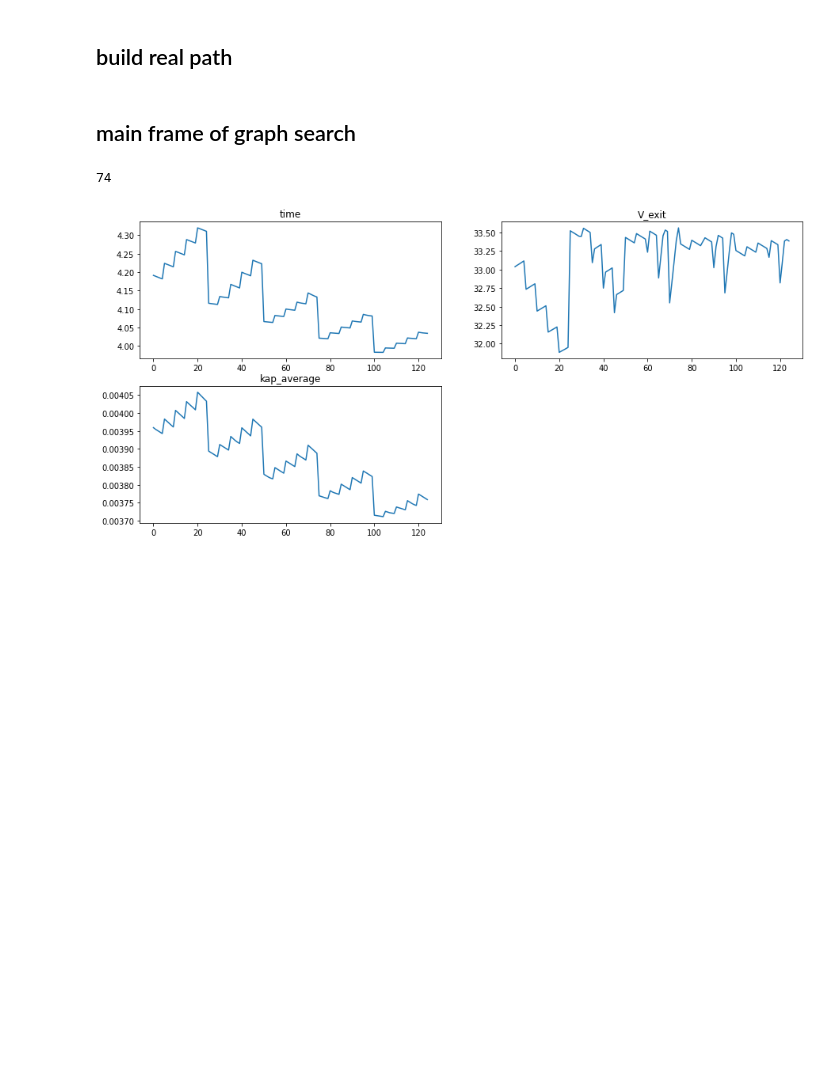
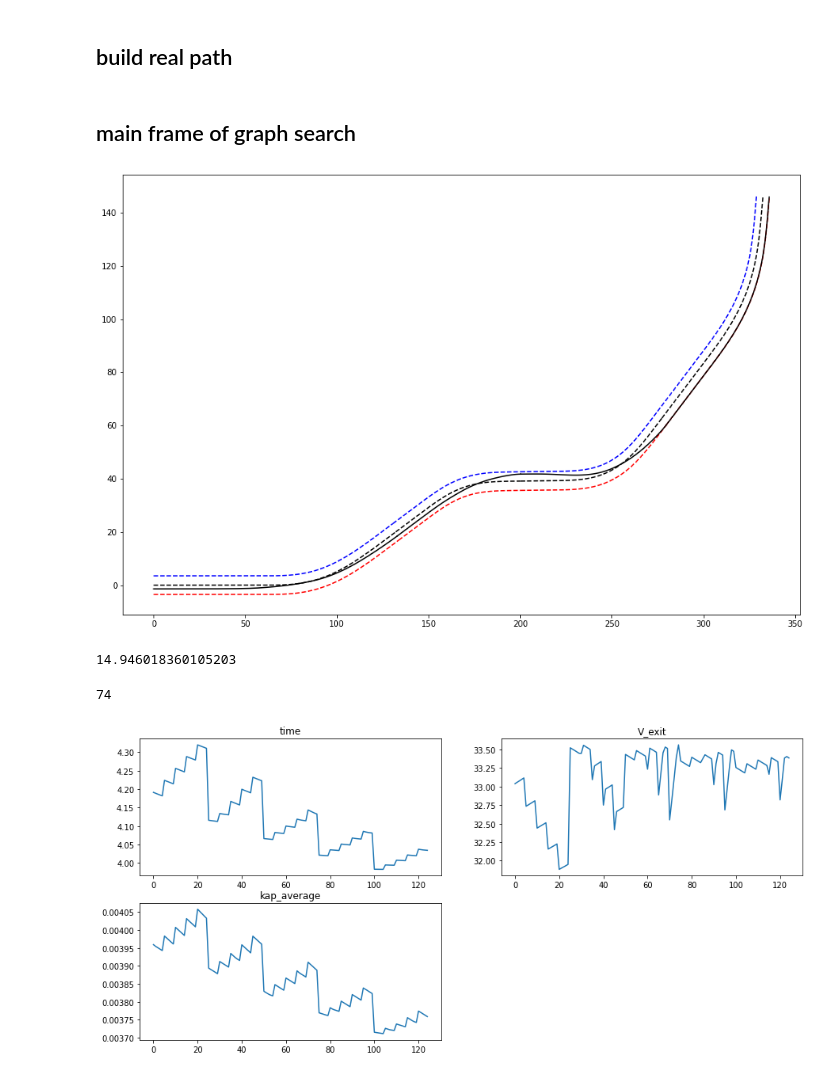
Before and after one commit to CeHao1/train_policy-track, a Jupyter notebook: get_standard_track_by_py/m3_run_algorithm.ipynb, the cells around one changed output. Cells and saved outputs as stored; diff of their text form; code cells hidden in the pictures; blank space fills up the shorter version.

```diff
--- a/get_standard_track_by_py/m3_run_algorithm.ipynb
+++ b/get_standard_track_by_py/m3_run_algorithm.ipynb
@@ -403,7 +403,7 @@ class build_real_path:
 
 
         self.laptime = t0
-        self. V_exit = V0[-1]
+        self.V_exit = V0[-1]
 
         # plt.figure(figsize=(10,10))
         # plt.plot(V_max,'k--')
@@ -425,26 +425,18 @@ class build_real_path:
         plt.show()
 
         plt.plot(self.kap)
+
+    def plot2(self):
+        plt.plot(self.T.Center_X,self.T.Center_Y,'k--')
+        plt.plot(self.T.Left_X,self.T.Left_Y,'b--')
+        plt.plot(self.T.Right_X,self.T.Right_Y,'r--')
+
+        plt.plot(self.X,self.Y,'k')
 # %%
 std_track = {}
 for i in range(track_param['num']):
     std_track[i] = build_track(track_param['F'][i])
 
-init_bias = -0.4
+# init_bias = -0.4
 # %% [markdown]
 ## main frame of graph search
-# %%
-class graph_search:
-
-    def __init__(self, num_sample=5, num_pts=3):
-
-        size_policy=()
-        for i in range(num_pts):
-            size_policy+=(num_sample,)
-
-        self.policy_lib=np.array(list(np.unravel_index(
-                np.arange(num_sample**num_pts),size_policy)))
-
-
-        def
-            bnd=np.tile(np.array([-1.0,1.0]),(num_pts,1))
@@ -451,3 +530,28 @@ class graph_search:
+# %%
+gs = graph_search(num_sample=5, iteration=5)
+
+lt = np.empty(track_param['num'])
+
+plt.figure(figsize=(15,10))
+
+for i in range(track_param['num']):
+    if i ==0:
+        init_bias, V_init = -0.4, 35.0
+    else:
+        init_bias, V_init =gs.P_exit, gs.V_exit
+
+    gs.run(F=track_param['F'][i] , track=track[i], init_bias=init_bias, V_init=V_init )
+    gs.show_result()
+
+    lt[i] = gs.time
+
+plt.show()
+# %% [output]
+[figure, added]
+# %%
+np.sum(lt)
+# %% [output]
+14.946018360105203
 # %%
 # use binary seraching
 
```
Also changed, not shown: parts of 1 cell of this notebook, 5 other files.
